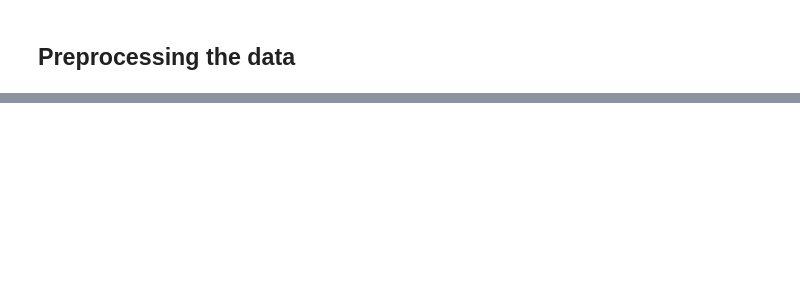
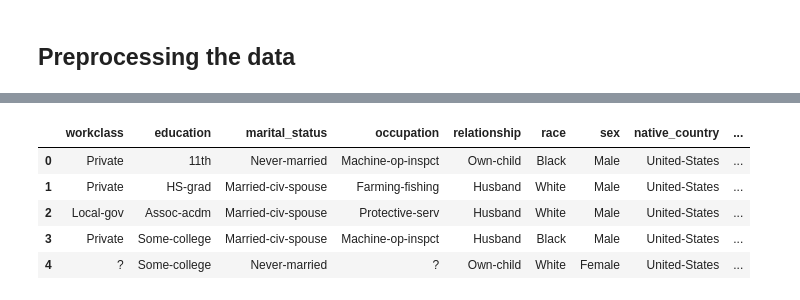
Before and after one commit to eva-f00/bayes_xml, a Jupyter notebook: Naive Bayes Classifier.ipynb, the cells around one changed output, grey strips where cells are left out. Drawn from its saved outputs; the diff is of its cells as text; code cells hidden in the pictures; blank space fills up the shorter version.

```diff
--- a/Naive Bayes Classifier.ipynb
+++ b/Naive Bayes Classifier.ipynb
@@ -31,0 +116,13 @@ ds.describe(include='all')
+# %%
+# find categorical variables
+
+categorical = [var for var in ds.columns if ds[var].dtype=='O']
+
+ds[categorical].head()
+# %% [output]
+|  | workclass | education | marital_status | occupation | relationship | race | sex | native_country | ... |
+| 0 | Private | 11th | Never-married | Machine-op-inspct | Own-child | Black | Male | United-States | ... |
+| 1 | Private | HS-grad | Married-civ-spouse | Farming-fishing | Husband | White | Male | United-States | ... |
+| 2 | Local-gov | Assoc-acdm | Married-civ-spouse | Protective-serv | Husband | White | Male | United-States | ... |
+| 3 | Private | Some-college | Married-civ-spouse | Machine-op-inspct | Husband | Black | Male | United-States | ... |
+| 4 | ? | Some-college | Never-married | ? | Own-child | White | Female | United-States | ... |
```
Also changed, not shown: parts of 47 cells of this notebook.
